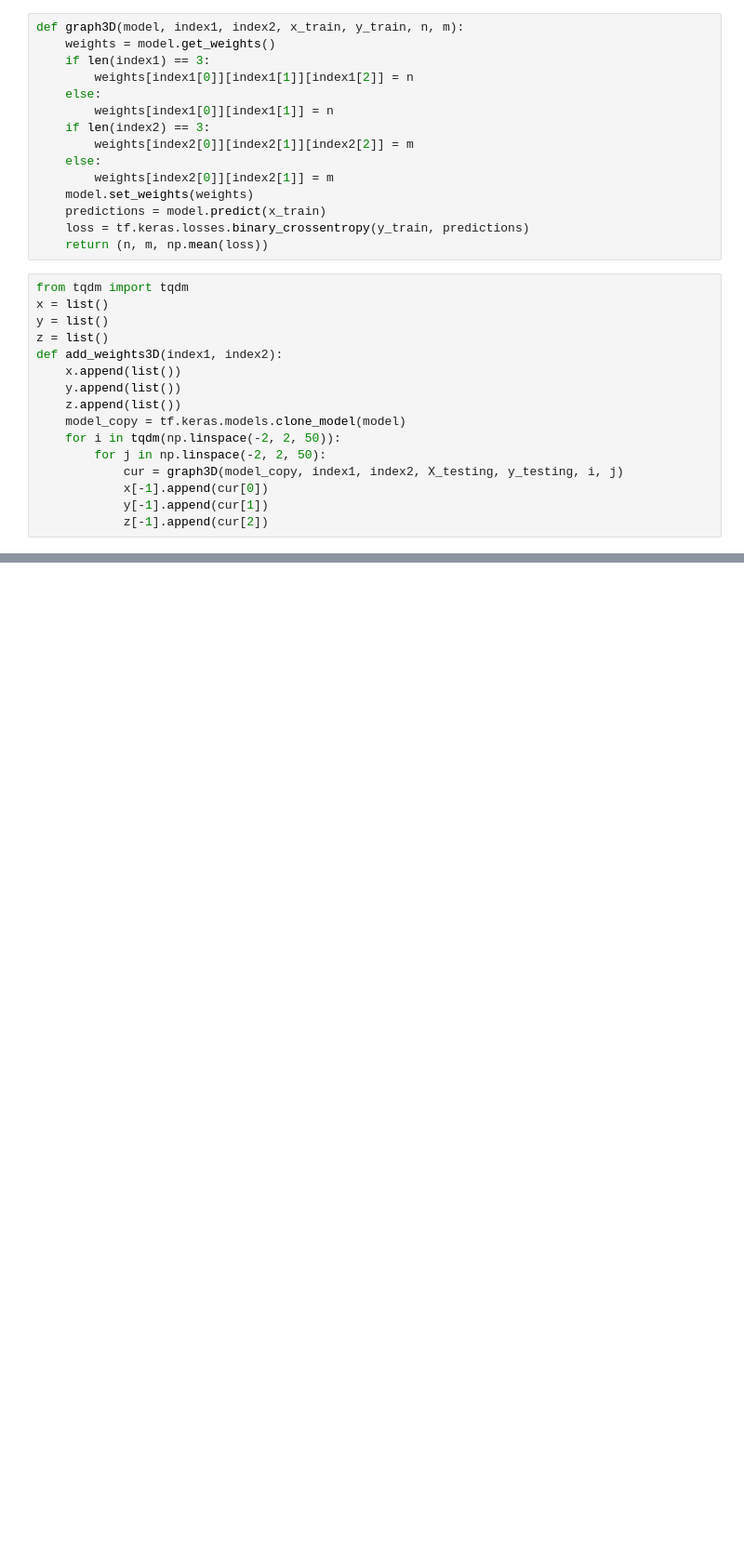
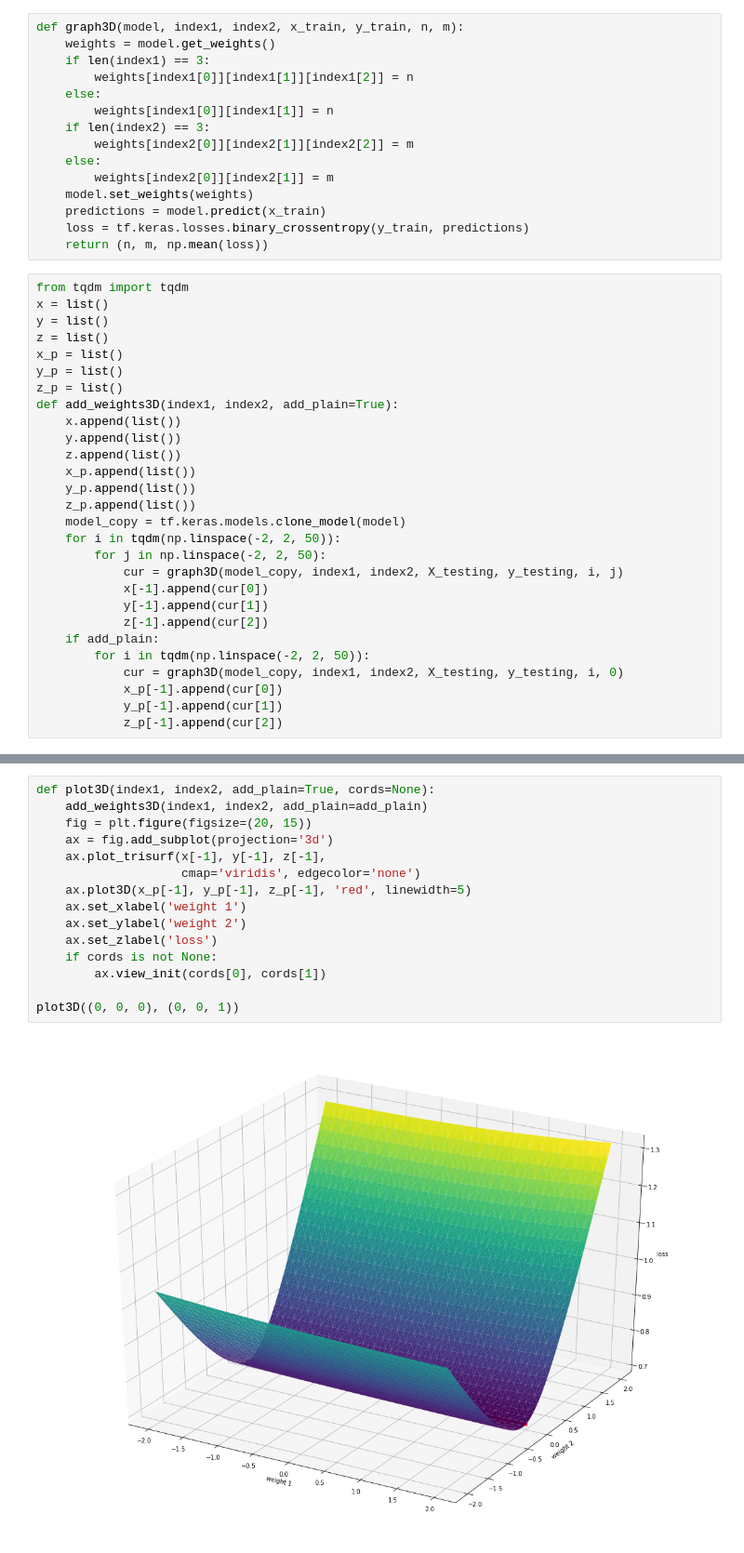
Before and after one commit to hippocampus-team/DNNT-TensorFlow, a Jupyter notebook: DNNT_graph.ipynb, the cells around one changed output, grey strips where cells are left out. Shown at 93% size. Saved outputs shown, nothing was run; the diff lists cells and outputs as text; blank space fills up the shorter version.

```diff
--- a/DNNT_graph.ipynb
+++ b/DNNT_graph.ipynb
@@ -182,10 +177,16 @@ from tqdm import tqdm
 x = list()
 y = list()
 z = list()
-def add_weights3D(index1, index2):
+x_p = list()
+y_p = list()
+z_p = list()
+def add_weights3D(index1, index2, add_plain=True):
     x.append(list())
     y.append(list())
     z.append(list())
+    x_p.append(list())
+    y_p.append(list())
+    z_p.append(list())
     model_copy = tf.keras.models.clone_model(model)
     for i in tqdm(np.linspace(-2, 2, 50)):
         for j in np.linspace(-2, 2, 50):
@@ -193,3 +194,9 @@ def add_weights3D(index1, index2):
             x[-1].append(cur[0])
             y[-1].append(cur[1])
             z[-1].append(cur[2])
+    if add_plain:
+        for i in tqdm(np.linspace(-2, 2, 50)):
+            cur = graph3D(model_copy, index1, index2, X_testing, y_testing, i, 0)
+            x_p[-1].append(cur[0])
+            y_p[-1].append(cur[1])
+            z_p[-1].append(cur[2])
@@ -203,0 +203,17 @@ fig
+# %%
+def plot3D(index1, index2, add_plain=True, cords=None):
+    add_weights3D(index1, index2, add_plain=add_plain)
+    fig = plt.figure(figsize=(20, 15))
+    ax = fig.add_subplot(projection='3d')
+    ax.plot_trisurf(x[-1], y[-1], z[-1],
+                    cmap='viridis', edgecolor='none')
+    ax.plot3D(x_p[-1], y_p[-1], z_p[-1], 'red', linewidth=5)
+    ax.set_xlabel('weight 1')
+    ax.set_ylabel('weight 2')
+    ax.set_zlabel('loss')
+    if cords is not None:
+        ax.view_init(cords[0], cords[1])
+
+plot3D((0, 0, 0), (0, 0, 1))
+# %% [output]
+[figure, added]
```
Also changed, not shown: parts of 5 cells of this notebook.
